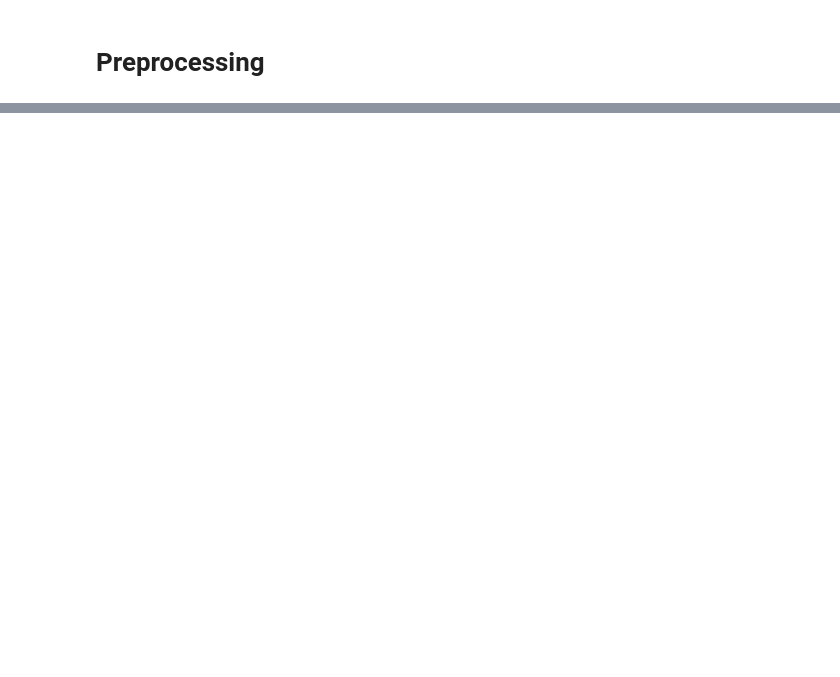
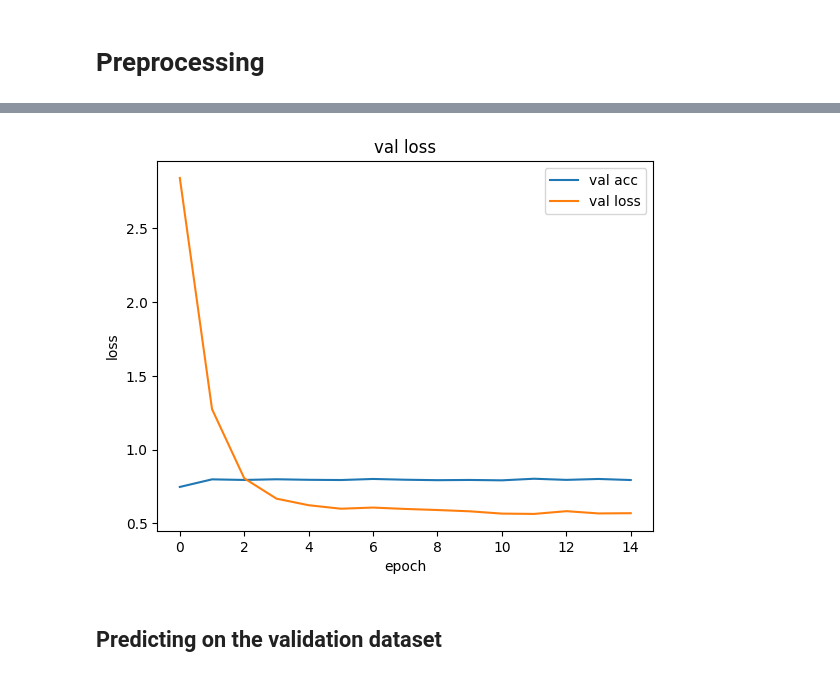
Before and after one commit to relew/NLP, a Jupyter notebook: Disaster_detection/NLP_first.ipynb, the cells around one changed output, grey strips where cells are left out. Drawn from its saved outputs; the diff is of its cells as text; code cells hidden in the pictures; blank space fills up the shorter version.

```diff
--- a/Disaster_detection/NLP_first.ipynb
+++ b/Disaster_detection/NLP_first.ipynb
@@ -386,0 +532,18 @@ plt.show()
+# %%
+history = model.history
+# summarize history for accuracy
+plt.plot(history.history['val_accuracy'])
+plt.title('val accuracy')
+plt.ylabel('accuracy')
+plt.xlabel('epoch')
+# summarize history for loss
+plt.plot(history.history['val_loss'])
+plt.title('val loss')
+plt.ylabel('loss')
+plt.xlabel('epoch')
+plt.legend(['val acc', 'val loss'], loc='upper right')
+plt.show()
+# %% [output]
+[figure, added]
+# %% [markdown]
+## Predicting on the validation dataset
```
Also changed, not shown: parts of 28 cells of this notebook, 4 other files.
